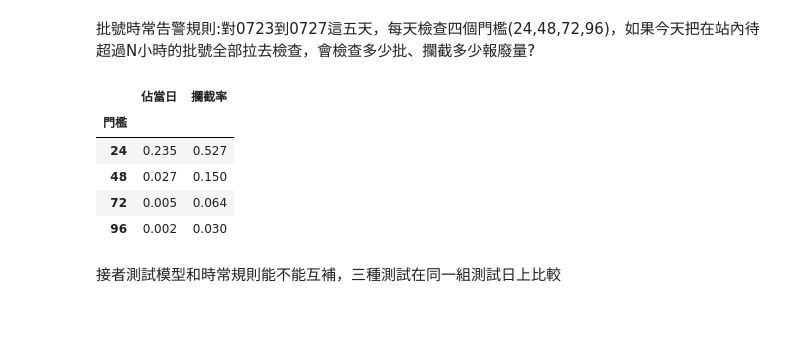
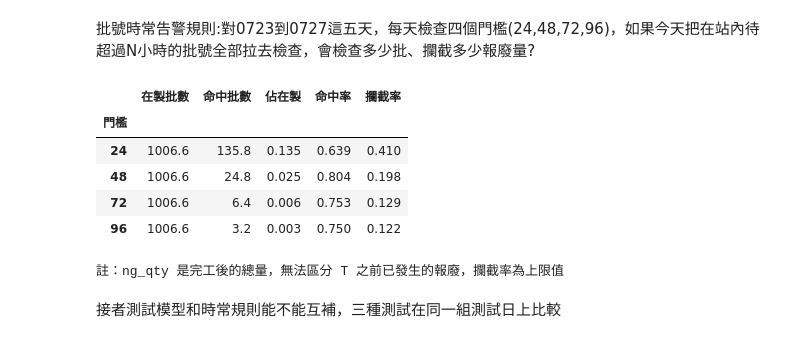
Before and after one commit to aceaceace123/test0806, a Jupyter notebook: PredictiveRiskPrior.ipynb, the cells around one changed output. Saved outputs shown, nothing was run; the diff lists cells and outputs as text; code cells hidden in the pictures.

```diff
--- a/PredictiveRiskPrior.ipynb
+++ b/PredictiveRiskPrior.ipynb
@@ -603,26 +846,34 @@ Precision@20 = 90.0%（基準 25.3%，Lift 3.55x）
 # %% [markdown]
 批號時常告警規則:對0723到0727這五天，每天檢查四個門檻(24,48,72,96)，如果今天把在站內待超過N小時的批號全部拉去檢查，會檢查多少批、攔截多少報廢量?
 # %%
+# 時長規則改在「預測時點 T」評估：對象是 T 當下仍在站內的批，
+# 停留時數 = T − start_time，T 當下就能算，不再使用事後才知道的 end_time
 rows = []
-for i in range(MIN_TRAIN_DAYS, len(valid_days)):#0723-0727
-    te = lot[lot.date == valid_days[i]]
-    if len(te) < 20: continue
+for i in range(MIN_TRAIN_DAYS, len(valid_days)):
+    T = pred_time(valid_days[i])
+    w = wip_at(T)
+    if len(w) < 20: continue
+    tot = w.y_qty.sum()
     for th in [24, 48, 72, 96]:
-        f = te.dur_h > th#Boolen Series，標記當天哪些批號超過門檻
+        f = w.elapsed_h > th
         if f.sum() == 0: continue
         rows.append({"date": valid_days[i], "門檻": th,
+                     "在製批數": len(w),
                      "命中批數": int(f.sum()),
-                     "佔當日": f.mean(),
-                     "攔截率": te.loc[f,"y_qty"].sum()/max(te.y_qty.sum(),1e-9)})
+                     "佔在製": f.mean(),
+                     "命中率": w.loc[f, "y_bin"].mean(),
+                     "攔截率": w.loc[f, "y_qty"].sum() / max(tot, 1e-9)})
 rule_wf = pd.DataFrame(rows)
-display(rule_wf.groupby("門檻")[["佔當日","攔截率"]].mean().round(3))#把五天的資料做平均呈現
+display(rule_wf.groupby("門檻")[["在製批數","命中批數","佔在製","命中率","攔截率"]].mean().round(3))
+print("註：ng_qty 是完工後的總量，無法區分 T 之前已發生的報廢，攔截率為上限值")
 # %% [output]
-|  | 佔當日 | 攔截率 |
-| 門檻 |  |  |
-| 24 | 0.235 | 0.527 |
-| 48 | 0.027 | 0.150 |
-| 72 | 0.005 | 0.064 |
-| 96 | 0.002 | 0.030 |
+|  | 在製批數 | 命中批數 | 佔在製 | 命中率 | 攔截率 |
+| 門檻 |  |  |  |  |  |
+| 24 | 1006.6 | 135.8 | 0.135 | 0.639 | 0.410 |
+| 48 | 1006.6 | 24.8 | 0.025 | 0.804 | 0.198 |
+| 72 | 1006.6 | 6.4 | 0.006 | 0.753 | 0.129 |
+| 96 | 1006.6 | 3.2 | 0.003 | 0.750 | 0.122 |
+註：ng_qty 是完工後的總量，無法區分 T 之前已發生的報廢，攔截率為上限值
 # %% [markdown]
 接者測試模型和時常規則能不能互補，三種測試在同一組測試日上比較
 # %%
```
Also changed, not shown: parts of 11 cells of this notebook.
